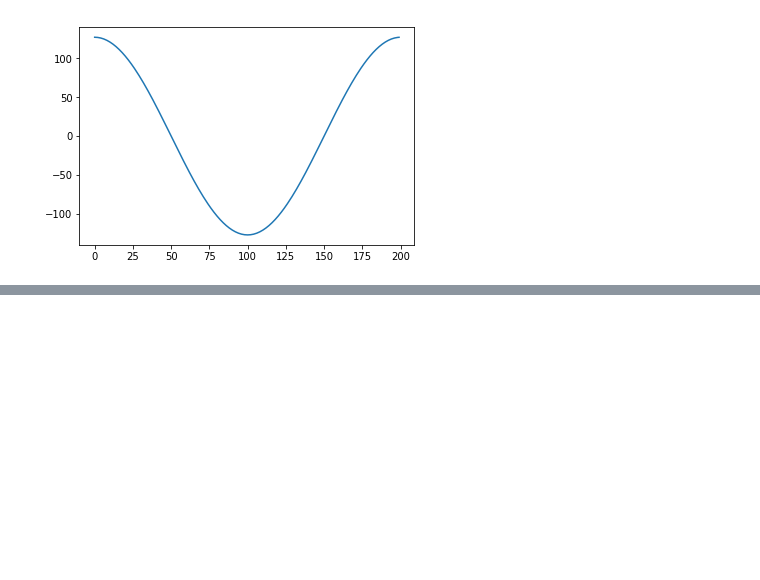
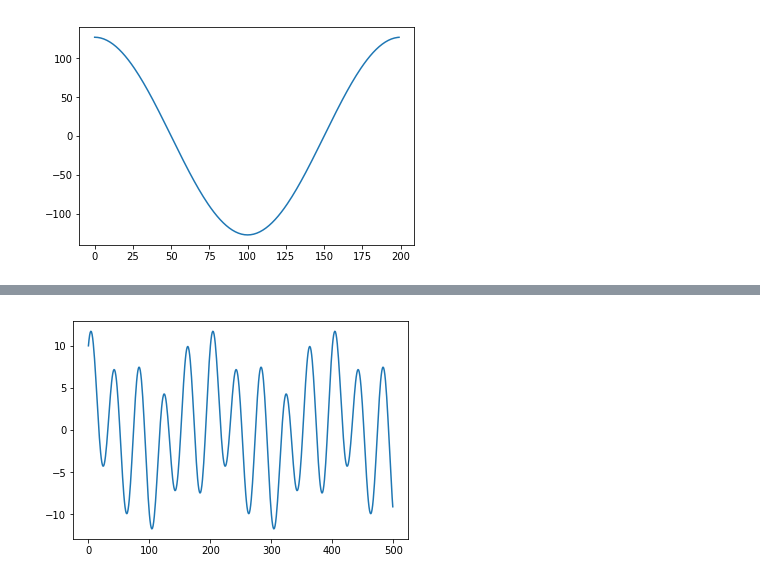
Before and after one commit to toutios/simple_fourier, a Jupyter notebook: Fourier.ipynb, the cells around one changed output, grey strips where cells are left out. Drawn from its saved outputs; the diff is of its cells as text; code cells hidden in the pictures; blank space fills up the shorter version.

```diff
--- a/Fourier.ipynb
+++ b/Fourier.ipynb
@@ -53,13 +53,13 @@ f=100;
 A=127;
 
 n = [];
-x = [];
+xsin = [];
 
 for i in range(500): # Note that it is arbitrary here how many points I can take
     n.append(i);
-    x.append(A*math.sin(2*math.pi*f/Fs*i));
+    xsin.append(A*math.sin(2*math.pi*f/Fs*i));
 
-plt.plot(n,x)
+plt.plot(n,xsin)
 plt.show()
 # %% [output]
 [figure]
@@ -75,15 +75,15 @@ f=100;
 A=127;
 
 n = [];
-x = [];
+xcos = [];
 
 N=round(Fs/f);
 
 for i in range(N): # Note that it is arbitrary here how many points I can take
     n.append(i);
-    x.append(A*math.cos(2*math.pi*f/Fs*i));
+    xcos.append(A*math.cos(2*math.pi*f/Fs*i));
 
-plt.plot(n,x)
+plt.plot(n,xcos)
 plt.show()
 # %% [output]
 [figure]
@@ -95,0 +102,19 @@ The highest frequence is derived from the Nyquist theorem and it is $f_{high}=Fs
+# %%
+import math
+
+Fs=20000;
+
+n = [];
+x = [];
+
+N = 500;
+
+for i in range(N):
+    n.append(i);
+    x.append(3*math.cos(2*math.pi*100/Fs*i) + 2*math.sin(2*math.pi*300/Fs*i)\
+                + 4*math.sin(2*math.pi*500/Fs*i) + 7*math.cos(2*math.pi*500/Fs*i));
+
+plt.plot(n,x)
+plt.show()
+# %% [output]
+[figure, added]
```
Also changed, not shown: parts of 6 cells of this notebook.
